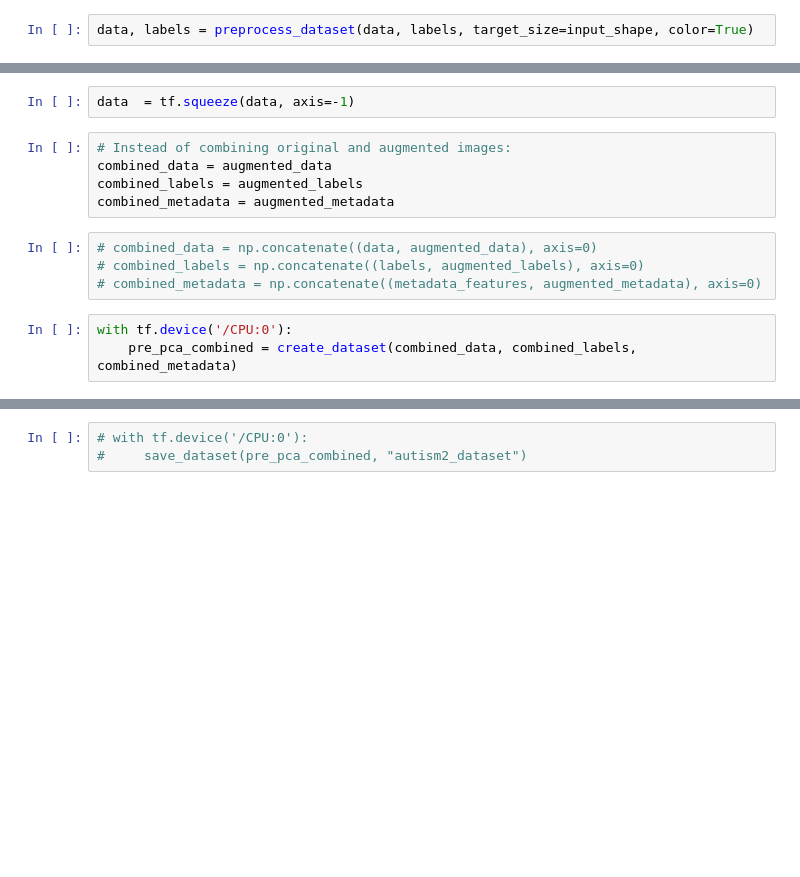
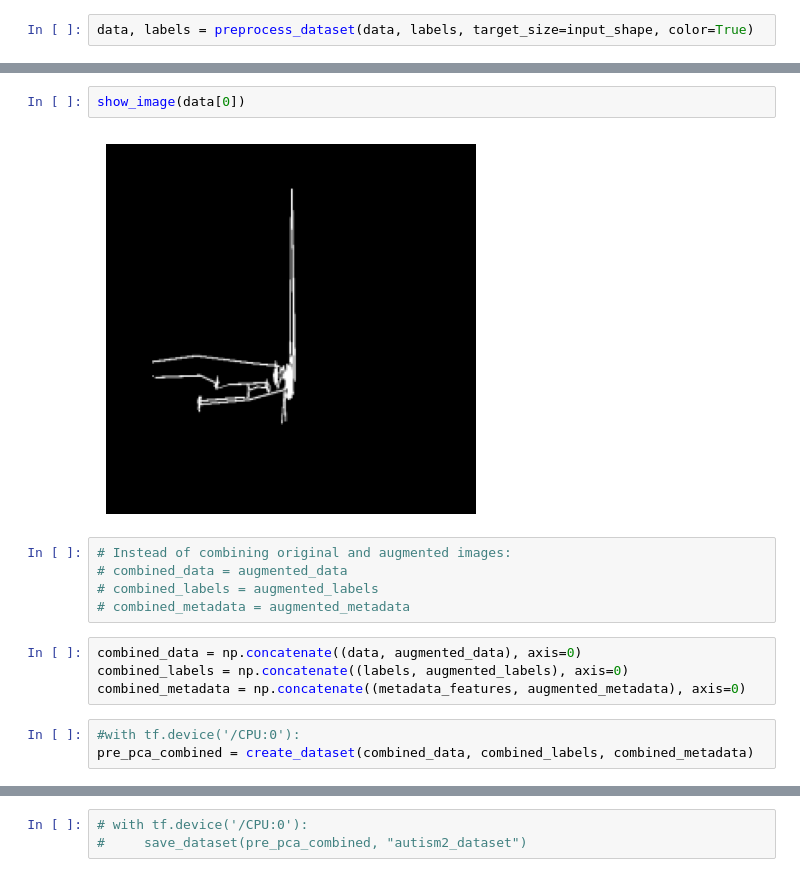
Before and after one commit to rkishibe/diaggaze, a Jupyter notebook: autism/autism2.ipynb, the cells around one changed output, grey strips where cells are left out. Saved outputs shown, nothing was run; the diff lists cells and outputs as text; blank space fills up the shorter version.

```diff
--- a/autism/autism2.ipynb
+++ b/autism/autism2.ipynb
@@ -478,14 +441,16 @@ WARNING:tensorflow:Using a while_loop for converting ImageProjectiveTransformV3
-# %%
-data  = tf.squeeze(data, axis=-1)
+# %%
+show_image(data[0])
+# %% [output]
+[figure, added]
 # %%
 # Instead of combining original and augmented images:
-combined_data = augmented_data
-combined_labels = augmented_labels
-combined_metadata = augmented_metadata
+# combined_data = augmented_data
+# combined_labels = augmented_labels
+# combined_metadata = augmented_metadata
 # %%
-# combined_data = np.concatenate((data, augmented_data), axis=0)
-# combined_labels = np.concatenate((labels, augmented_labels), axis=0)
-# combined_metadata = np.concatenate((metadata_features, augmented_metadata), axis=0)
+combined_data = np.concatenate((data, augmented_data), axis=0)
+combined_labels = np.concatenate((labels, augmented_labels), axis=0)
+combined_metadata = np.concatenate((metadata_features, augmented_metadata), axis=0)
 # %%
-with tf.device('/CPU:0'):
-    pre_pca_combined = create_dataset(combined_data, combined_labels, combined_metadata)
+#with tf.device('/CPU:0'):
+pre_pca_combined = create_dataset(combined_data, combined_labels, combined_metadata)
```
Also changed, not shown: parts of 80 cells of this notebook.
